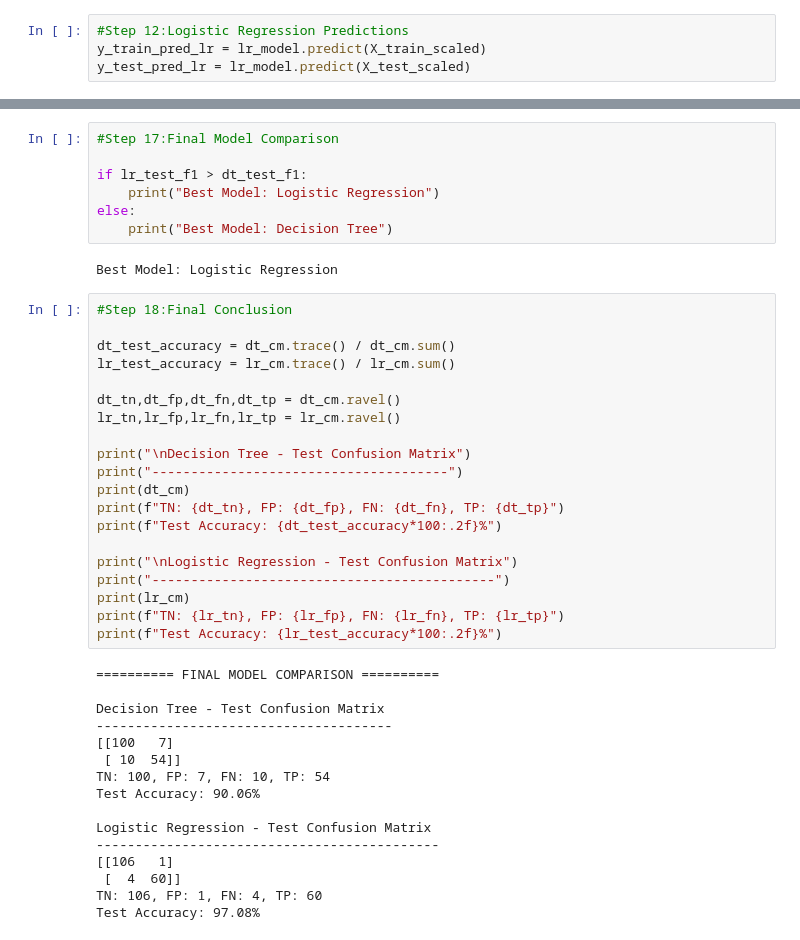
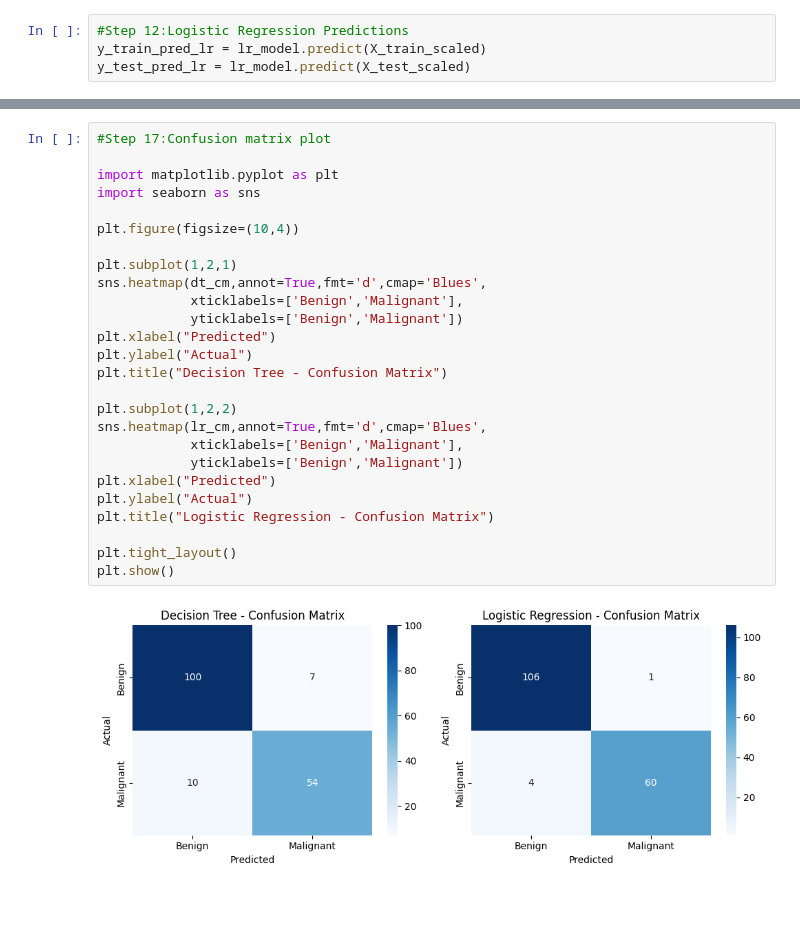
Before and after one commit to PreranaRaoAdyapady1910/Machine-Learning, a Jupyter notebook: Lab4(25_08).ipynb, the cells around one changed output, grey strips where cells are left out. Saved outputs shown, nothing was run; the diff lists cells and outputs as text; blank space fills up the shorter version.

```diff
--- a/Lab4(25_08).ipynb
+++ b/Lab4(25_08).ipynb
@@ -404,45 +404,28 @@ Logistic Regression           98.74            100.0         96.62           98.
-# %%
-#Step 17:Final Model Comparison
-
-if lr_test_f1 > dt_test_f1:
-    print("Best Model: Logistic Regression")
-else:
-    print("Best Model: Decision Tree")
-# %% [output]
-Best Model: Logistic Regression
-# %%
-#Step 18:Final Conclusion
-
-dt_test_accuracy = dt_cm.trace() / dt_cm.sum()
-lr_test_accuracy = lr_cm.trace() / lr_cm.sum()
-
-dt_tn,dt_fp,dt_fn,dt_tp = dt_cm.ravel()
-lr_tn,lr_fp,lr_fn,lr_tp = lr_cm.ravel()
-
-print("\nDecision Tree - Test Confusion Matrix")
-print("--------------------------------------")
-print(dt_cm)
-print(f"TN: {dt_tn}, FP: {dt_fp}, FN: {dt_fn}, TP: {dt_tp}")
-print(f"Test Accuracy: {dt_test_accuracy*100:.2f}%")
-
-print("\nLogistic Regression - Test Confusion Matrix")
-print("--------------------------------------------")
-print(lr_cm)
-print(f"TN: {lr_tn}, FP: {lr_fp}, FN: {lr_fn}, TP: {lr_tp}")
-print(f"Test Accuracy: {lr_test_accuracy*100:.2f}%")
-# %% [output]
-========== FINAL MODEL COMPARISON ==========
-
-Decision Tree - Test Confusion Matrix
---------------------------------------
-[[100   7]
- [ 10  54]]
-TN: 100, FP: 7, FN: 10, TP: 54
-Test Accuracy: 90.06%
-
-Logistic Regression - Test Confusion Matrix
---------------------------------------------
-[[106   1]
- [  4  60]]
-TN: 106, FP: 1, FN: 4, TP: 60
-Test Accuracy: 97.08%
+# %%
+#Step 17:Confusion matrix plot
+
+import matplotlib.pyplot as plt
+import seaborn as sns
+
+plt.figure(figsize=(10,4))
+
+plt.subplot(1,2,1)
+sns.heatmap(dt_cm,annot=True,fmt='d',cmap='Blues',
+            xticklabels=['Benign','Malignant'],
+            yticklabels=['Benign','Malignant'])
+plt.xlabel("Predicted")
+plt.ylabel("Actual")
+plt.title("Decision Tree - Confusion Matrix")
+
+plt.subplot(1,2,2)
+sns.heatmap(lr_cm,annot=True,fmt='d',cmap='Blues',
+            xticklabels=['Benign','Malignant'],
+            yticklabels=['Benign','Malignant'])
+plt.xlabel("Predicted")
+plt.ylabel("Actual")
+plt.title("Logistic Regression - Confusion Matrix")
+
+plt.tight_layout()
+plt.show()
+# %% [output]
+[figure, added]
```
Also changed, not shown: parts of 7 cells of this notebook.
